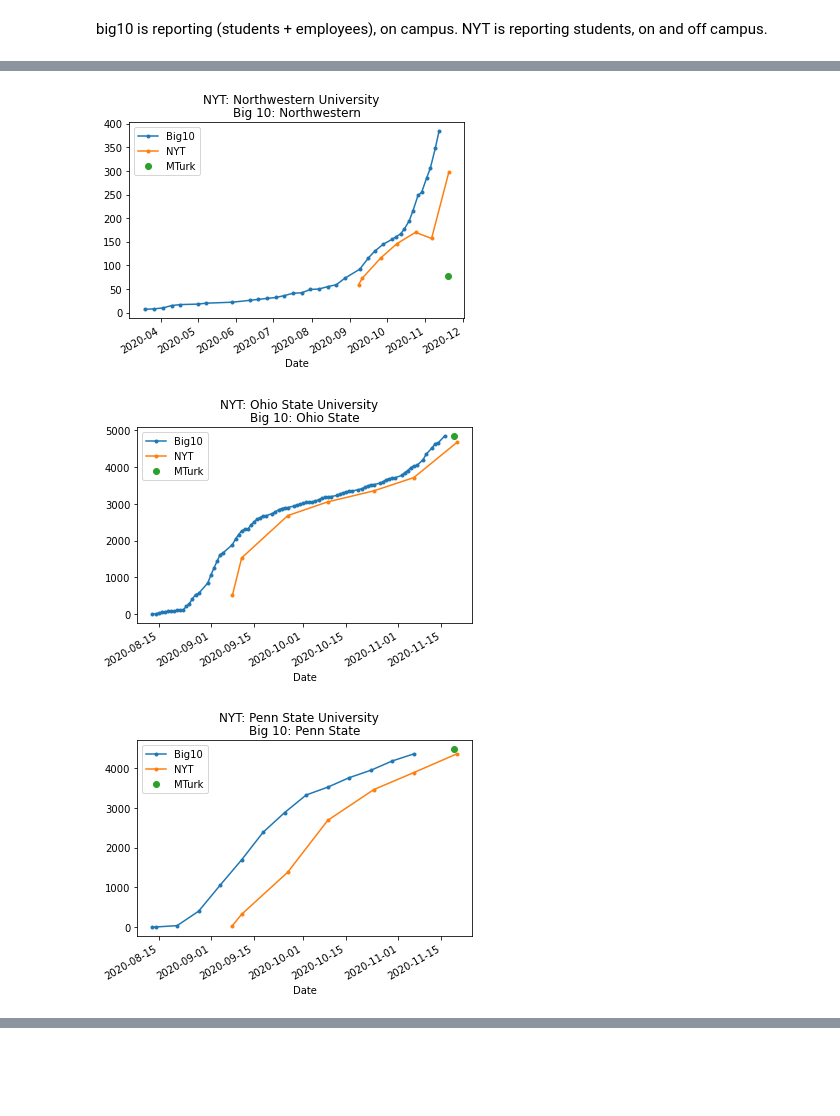
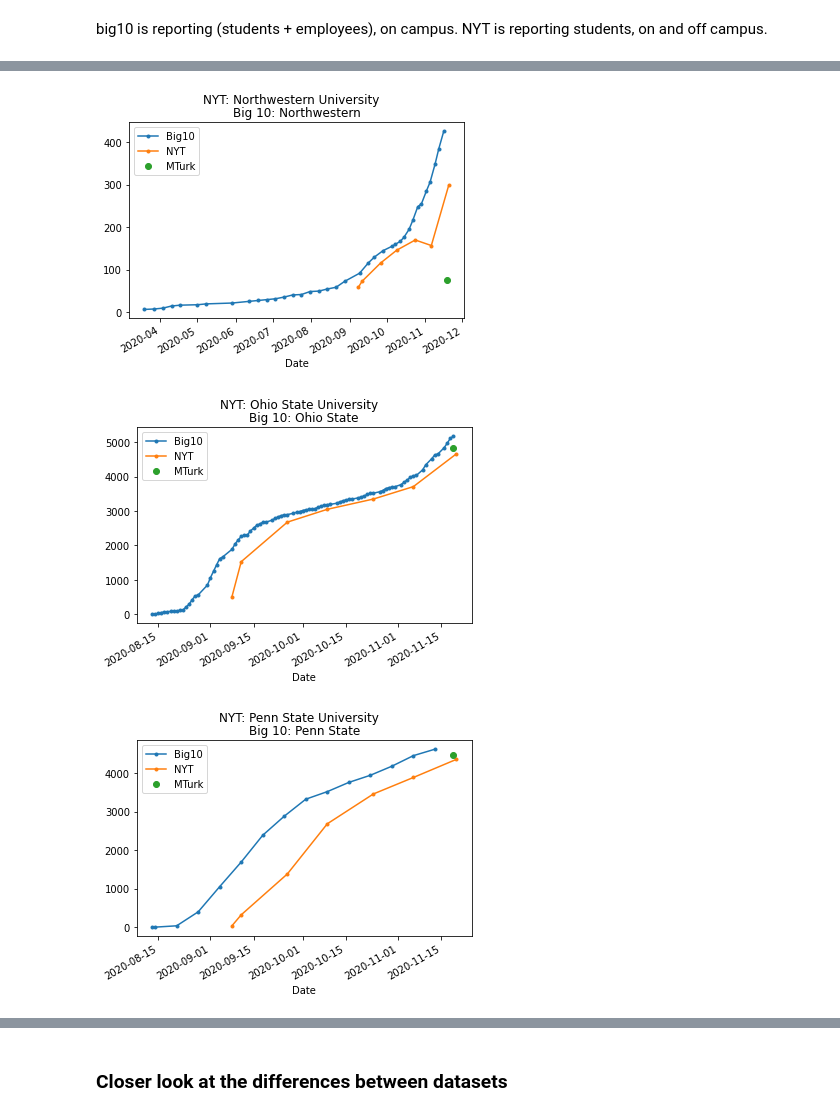
Before and after one commit to kevin-q2/Covid_Diffusion, a Jupyter notebook: src/NYT-Big10.ipynb, the cells around one changed output, grey strips where cells are left out. Cells and saved outputs as stored; diff of their text form; code cells hidden in the pictures; blank space fills up the shorter version.

Commit message:
New tests and comparisons

```diff
--- a/src/NYT-Big10.ipynb
+++ b/src/NYT-Big10.ipynb
@@ -17,17 +23,31 @@ Before running this, do a git pull on `../../college-covid19-dataset` (the big10
 # %%
 nyt_datapath = '../UniversityCases/'
 big10_datapath = '../../college-covid19-dataset/data'
+# %%
+# I had to change the cell above so that glob works for me
+# Hopefully I didn't break it for you
+cwd = os.getcwd()
+par = os.path.join(cwd, os.pardir)
+par = os.path.abspath(par)
+nyt_datapath = os.path.join(par, 'UniversityCases', '')
+big10_datapath = os.path.join(par, 'college-covid19-dataset', 'data', '')
 # %% [markdown]
 ### Import and Clean Data
 
 New York Times - All Schools
 # %%
+# I also had to change this part for myself (I couldn't get the re.search() to work)
+# Feel free to change it back if it doesn't work for you now, the parts I changed are just commented
+
 fnames = sorted(glob.glob(nyt_datapath+'*.csv'))
 frames = []
 for f in fnames:
-    m = re.search(r'[^0-9]*([0-9][0-9_]+)[^0-9]*', f)
+    #m = re.search(r'[^0-9]*([0-9][0-9_]+)[^0-9]*', f)
     df = pd.read_csv(f)
-    df['Date'] = pd.to_datetime(m.group(1), format='%m_%d_%y')
+
+    #df['Date'] = pd.to_datetime(m.group(1), format='%m_%d_%y')
+    df['Date'] = pd.to_datetime(df['Date'], format='%m-%d-%Y')
+
     df.drop(['Unnamed: 0'], axis = 1, inplace=True)
     df['Cases'] = df['Cases'].apply(lambda x: x.replace(',', '')).astype('int')
     frames.append(df)
@@ -76,3 +80,20 @@ for df, test_col in [(big10_df, 'Confirmed'), (nyt_df, 'Cases')]:
+# %%
+# Found a faster way to do it by dropping duplicates
+# It should work because cumulative cases are only ever increasing
+
+# NOTE: for both I'm only dropping based on case numbers
+#       (not tests or anything else)
+
+nyt_df = nyt_df.drop_duplicates(subset = ['School','Cases'])
+big10_df = big10_df.drop_duplicates(subset = ['School', 'Confirmed'])
+
+# To do that I undid the Multi Indexes you had before so put them back:
+
+nyt_df.index = pd.MultiIndex.from_frame(nyt_df[['School', 'Date']])
+nyt_df.drop(['School', 'Date'], axis = 1, inplace = True)
+
+big10_df.index = pd.MultiIndex.from_frame(big10_df[['School', 'Date']])
+big10_df.drop(['School', 'Date'], axis = 1, inplace = True)
 # %% [markdown]
 ### Inspect Data
 # %%
@@ -120,7 +141,7 @@ nyt_df.head()
 # %% [markdown]
 big10 is reporting (students + employees), on campus.   NYT is reporting students, on and off campus.
 # %%
-for b10_name, nyt_name, turk_name in [('Michigan', 'University of Michigan', 'University of Michigan'),
+name_translator = [('Michigan', 'University of Michigan', 'University of Michigan'),
                            ('Illinois', 'University of Illinois Urbana-Champaign', 'University of Illinois Urbana Champaign '),
                            ('Indiana', 'Indiana University Bloomington', 'Indiana University'),
                            ('Iowa', 'University of Iowa', 'University of Iowa'),
@@ -133,7 +154,9 @@ for b10_name, nyt_name, turk_name in [('Michigan', 'University of Michigan', 'Un
                            ('Penn State', 'Penn State University', 'Penn State University'),
                            ('Purdue', 'Purdue University', 'Purdue University'),
                            ('Rutgers', 'Rutgers University', 'Rutgers University'),
-                           ('UW-Madison', 'University of Wisconsin-Madison', 'University of Wisconsin Madison')]:
+                           ('UW-Madison', 'University of Wisconsin-Madison', 'University of Wisconsin Madison')]
+
+for b10_name, nyt_name, turk_name in name_translator:
     fig, ax = plt.subplots(1)
     big10_df.loc[b10_name]['Confirmed'].plot(style = '.-', ax = ax, label = 'Big10')
     nyt_df.loc[nyt_name]['Cases'].plot(style = '.-', ax = ax, label = 'NYT')
@@ -153,3 +176,3 @@ for b10_name, nyt_name, turk_name in [('Michigan', 'University of Michigan', 'Un
-[figure, old version]
+[figure, new version]
-[figure, old version]
+[figure, new version]
-[figure, old version]
+[figure, new version]
@@ -158,0 +182,2 @@ for b10_name, nyt_name, turk_name in [('Michigan', 'University of Michigan', 'Un
+# %% [markdown]
+### Closer look at the differences between datasets
```
Also changed, not shown: parts of 15 cells of this notebook.
